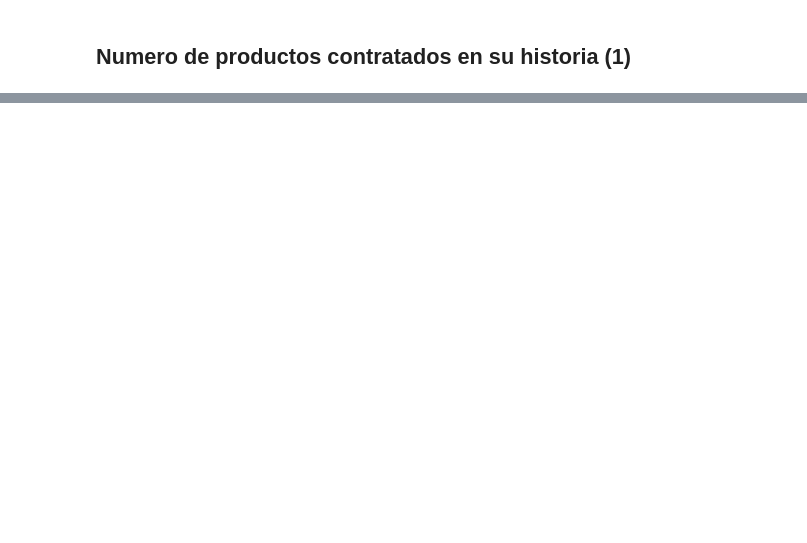
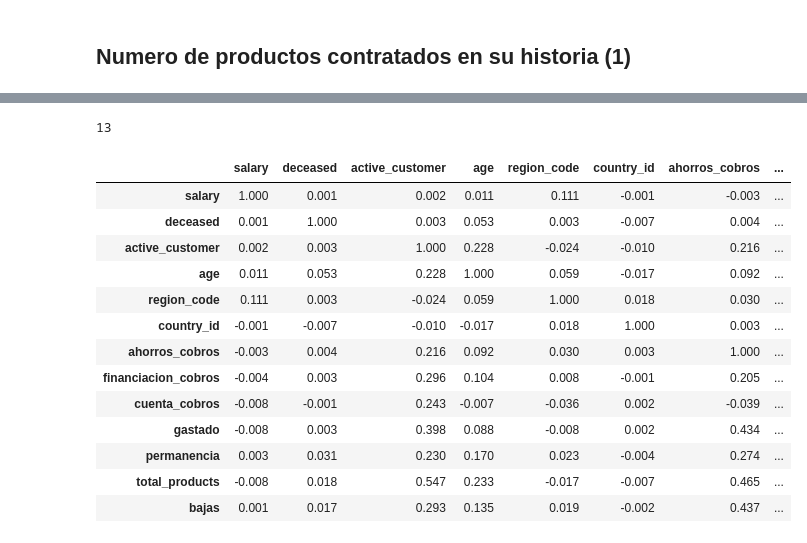
Before and after one commit to carlosperez1997/NDS_ProyectoFinal, a Jupyter notebook: 2_segmentacion/2_segmentacion.ipynb, the cells around one changed output, grey strips where cells are left out. Saved outputs shown, nothing was run; the diff lists cells and outputs as text; code cells hidden in the pictures; blank space fills up the shorter version.

```diff
--- a/2_segmentacion/2_segmentacion.ipynb
+++ b/2_segmentacion/2_segmentacion.ipynb
@@ -663,0 +823,33 @@ df['total_products'] = df_whole.groupby('pk_cid')[list_products].max().sum(axis=
+# %%
+show_columns = df.columns.to_list()
+show_columns.remove('pk_cid')
+show_columns.remove('payroll')
+
+show_columns.remove('ahorros_bajas')
+show_columns.remove('financiacion_bajas')
+show_columns.remove('cuenta_bajas')
+
+show_columns.remove('ahorros_altas')
+show_columns.remove('financiacion_altas')
+show_columns.remove('cuenta_altas')
+
+print(len(show_columns))
+
+corr = df[show_columns].corr()
+corr.style.background_gradient(cmap='coolwarm').set_precision(3)
+# %% [output]
+13
+|  | salary | deceased | active_customer | age | region_code | country_id | ahorros_cobros | ... |
+| salary | 1.000 | 0.001 | 0.002 | 0.011 | 0.111 | -0.001 | -0.003 | ... |
+| deceased | 0.001 | 1.000 | 0.003 | 0.053 | 0.003 | -0.007 | 0.004 | ... |
+| active_customer | 0.002 | 0.003 | 1.000 | 0.228 | -0.024 | -0.010 | 0.216 | ... |
+| age | 0.011 | 0.053 | 0.228 | 1.000 | 0.059 | -0.017 | 0.092 | ... |
+| region_code | 0.111 | 0.003 | -0.024 | 0.059 | 1.000 | 0.018 | 0.030 | ... |
+| country_id | -0.001 | -0.007 | -0.010 | -0.017 | 0.018 | 1.000 | 0.003 | ... |
+| ahorros_cobros | -0.003 | 0.004 | 0.216 | 0.092 | 0.030 | 0.003 | 1.000 | ... |
+| financiacion_cobros | -0.004 | 0.003 | 0.296 | 0.104 | 0.008 | -0.001 | 0.205 | ... |
+| cuenta_cobros | -0.008 | -0.001 | 0.243 | -0.007 | -0.036 | 0.002 | -0.039 | ... |
+| gastado | -0.008 | 0.003 | 0.398 | 0.088 | -0.008 | 0.002 | 0.434 | ... |
+| permanencia | 0.003 | 0.031 | 0.230 | 0.170 | 0.023 | -0.004 | 0.274 | ... |
+| total_products | -0.008 | 0.018 | 0.547 | 0.233 | -0.017 | -0.007 | 0.465 | ... |
+| bajas | 0.001 | 0.017 | 0.293 | 0.135 | 0.019 | -0.002 | 0.437 | ... |
```
Also changed, not shown: parts of 38 cells of this notebook, 2 other files.
